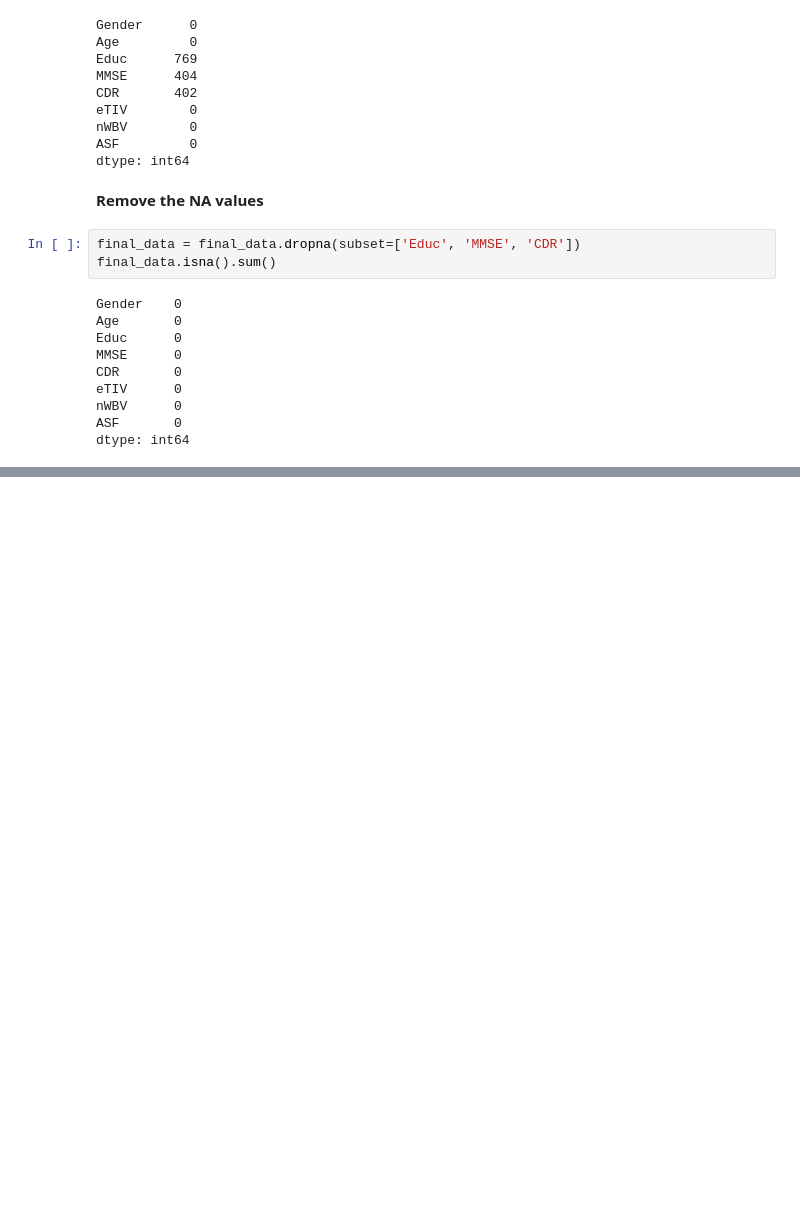
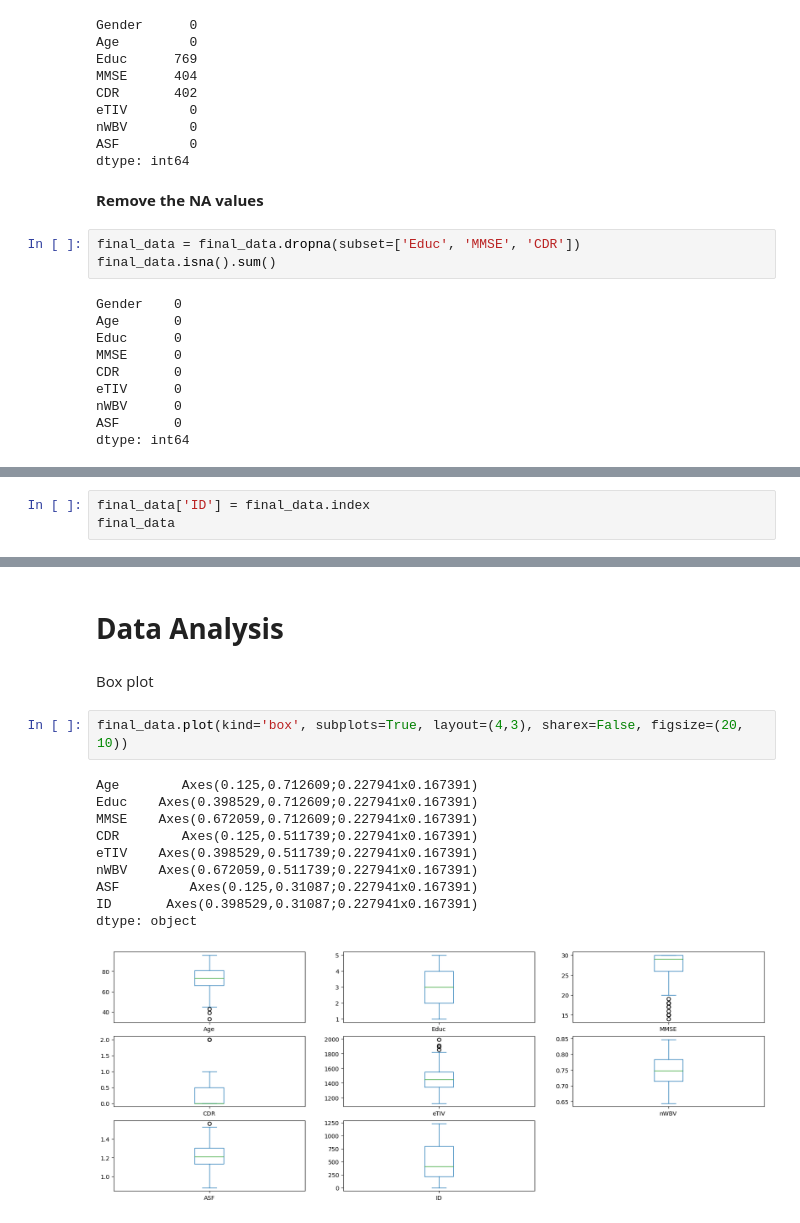
Before and after one commit to Steevei/Alzheimer-Prediction-, a Jupyter notebook: alzheimers-prediction.ipynb, the cells around one changed output, grey strips where cells are left out. Drawn from its saved outputs; the diff is of its cells as text; blank space fills up the shorter version.

Commit message:
Kaggle Notebook | ALZHEIMER PREDICTION | Data Analysis (not complete, need to recheck)

```diff
--- a/alzheimers-prediction.ipynb
+++ b/alzheimers-prediction.ipynb
@@ -145,0 +150,3 @@ dtype: int64
+# %%
+final_data['ID'] = final_data.index
+final_data
@@ -145,0 +167,17 @@ dtype: int64
+# %% [markdown]
+# **Data Analysis**
+# %% [markdown]
+Box plot
+# %%
+final_data.plot(kind='box', subplots=True, layout=(4,3), sharex=False, figsize=(20, 10))
+# %% [output]
+Age        Axes(0.125,0.712609;0.227941x0.167391)
+Educ    Axes(0.398529,0.712609;0.227941x0.167391)
+MMSE    Axes(0.672059,0.712609;0.227941x0.167391)
+CDR        Axes(0.125,0.511739;0.227941x0.167391)
+eTIV    Axes(0.398529,0.511739;0.227941x0.167391)
+nWBV    Axes(0.672059,0.511739;0.227941x0.167391)
+ASF         Axes(0.125,0.31087;0.227941x0.167391)
+ID       Axes(0.398529,0.31087;0.227941x0.167391)
+dtype: object
+[figure, added]
```
Also changed, not shown: parts of 17 cells of this notebook.
